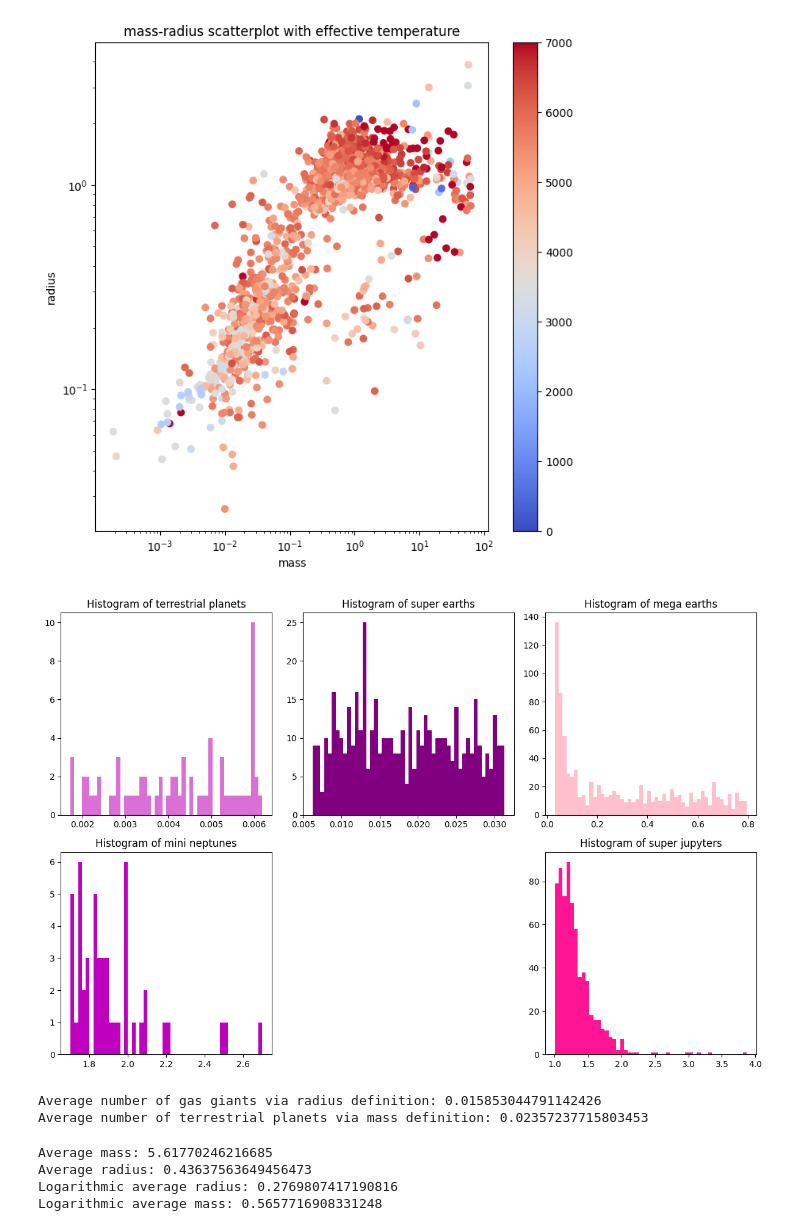
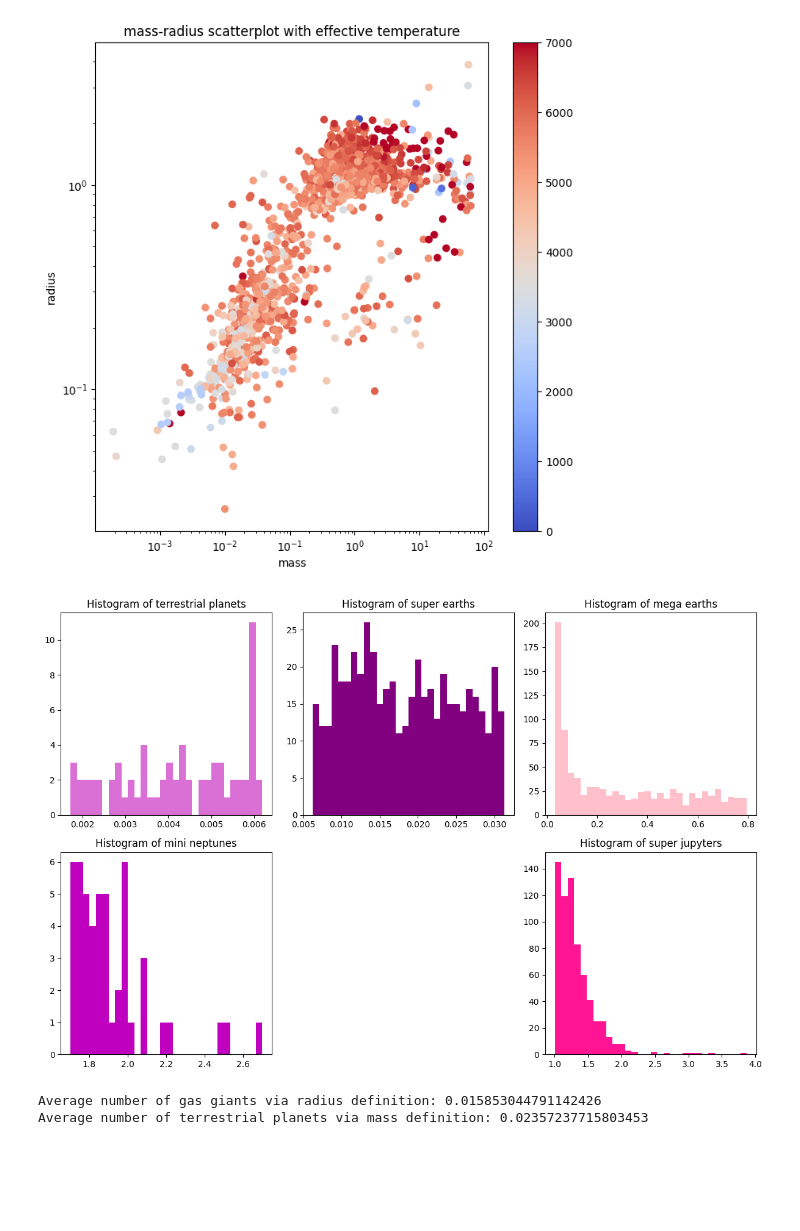
Before and after one commit to samkampitsch/data-and-statistics, a Jupyter notebook: Exoplanet_Mass_Radius/Exoplanets.ipynb, the cells around one changed output. Saved outputs shown, nothing was run; the diff lists cells and outputs as text; code cells hidden in the pictures; blank space fills up the shorter version.

```diff
--- a/Exoplanet_Mass_Radius/Exoplanets.ipynb
+++ b/Exoplanet_Mass_Radius/Exoplanets.ipynb
@@ -215,36 +236,36 @@ plt.colorbar()
 # %%
 plt.figure(figsize=(12, 8))
 
 plt.subplot(2, 3, 1)
 plt.title("Histogram of terrestrial planets")
 m_tr = data[(data['mass'] > 0.00157) & (data['mass'] < 0.0062)]
-plt.hist(m_tr['mass'], bins=50, color='orchid')
+plt.hist(m_tr['mass'], bins=30, color='orchid')
 
 plt.subplot(2, 3, 2)
 plt.title('Histogram of super earths')
 m_se = data[(data['mass'] > 0.0062) & (data['mass'] < 0.0314)]
-plt.hist(m_se['mass'], bins=50, color='purple')
+plt.hist(m_se['mass'], bins=30, color='purple')
 
 plt.subplot(2, 3, 3)
 plt.title('Histogram of mega earths')
 m_me = data[(data['mass'] > 0.0314) & (data['mass'] < 0.8)]
-plt.hist(m_me['mass'], bins=50, color='pink')
+plt.hist(m_me['mass'], bins=30, color='pink')
 
 plt.subplot(2, 3, 4)
 plt.title('Histogram of mini neptunes')
 r_n = data[(data['radius'] > 1.7) & (data['radius'] < 3)]
-plt.hist(r_n['radius'], bins=50, color='m')
+plt.hist(r_n['radius'], bins=30, color='m')
 
 plt.subplot(2, 3, 6)
 plt.title('Histogram of super jupyters')
 r_j = data[(data['radius'] > 1) & (data['radius'] < 4)]
-plt.hist(r_j['radius'], bins=50, color='deeppink')
+plt.hist(r_j['radius'], bins=30, color='deeppink')
 
 plt.tight_layout()
 
 plt.show()
 # %% [output]
-[figure, old version]
+[figure, new version]
 # %%
 Nagas = np.sum(radius>=1.7)  / len(radius) #dividiert durch daten länge
 print("Average number of gas giants via radius definition:", Nagas)
@@ -256,21 +277,3 @@ print("Average number of terrestrial planets via mass definition:", Nater)
 # %% [output]
 Average number of gas giants via radius definition: 0.015853044791142426
 Average number of terrestrial planets via mass definition: 0.02357237715803453
-# %%
-# Average of linear and logarithmic extinction values
-av_ma = np.average(mass)
-print("Average mass:", av_ma)
-
-av_ra = np.average(radius)
-print("Average radius:", av_ra)
-
-av_log_ra = np.exp(np.mean(np.log(radius)))
-print("Logarithmic average radius:", av_log_ra)
-
-av_log_ma = np.exp(np.mean(np.log(mass)))
-print("Logarithmic average mass:", av_log_ma)
-# %% [output]
-Average mass: 5.61770246216685
-Average radius: 0.43637563649456473
-Logarithmic average radius: 0.2769807417190816
-Logarithmic average mass: 0.5657716908331248
```
Also changed, not shown: parts of 39 cells of this notebook.
